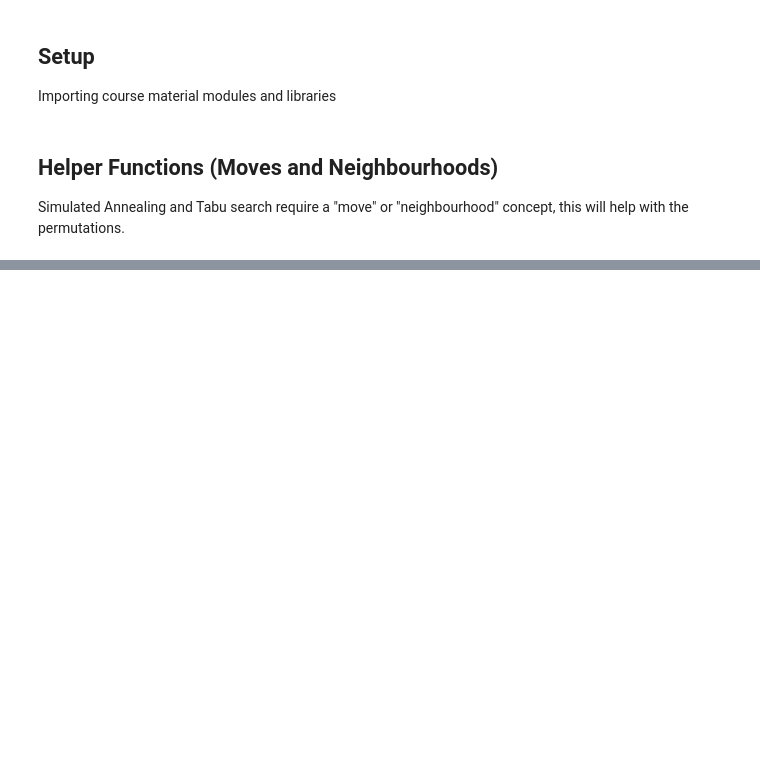
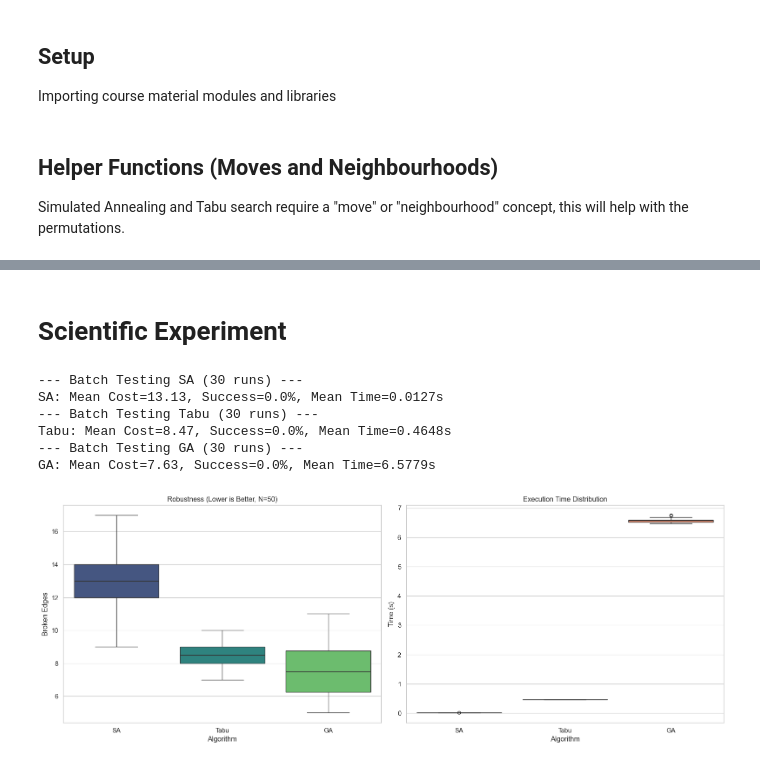
Before and after one commit to cmitsakopoulos/Delaplace_coursework, a Jupyter notebook: christos_mitsakopoulos.ipynb, the cells around one changed output, grey strips where cells are left out. Drawn from its saved outputs; the diff is of its cells as text; code cells hidden in the pictures; blank space fills up the shorter version.

```diff
--- a/christos_mitsakopoulos.ipynb
+++ b/christos_mitsakopoulos.ipynb
@@ -518,0 +303,76 @@ Note: If the Mean curve converges to the Best curve too early (gap closes), the
+# %% [markdown]
+# Scientific Experiment
+# %%
+# --- EXPERIMENTAL SUITE WITH TIMING ---
+
+def run_experiment_batch(algorithm_func, graph, n_trials=30, name="Algo"):
+    """Runs an algorithm N times and returns stats including time."""
+    print(f"--- Batch Testing {name} ({n_trials} runs) ---")
+    scores = []
+    times = []
+    successes = 0
+
+    for i in range(n_trials):
+        start_time = time.time()
+        # Run algorithm
+        _, final_cost, _ = algorithm_func(graph)
+        end_time = time.time()
+
+        duration = end_time - start_time
+        scores.append(final_cost)
+        times.append(duration)
+
+        if final_cost == 0:
+            successes += 1
+
+    success_rate = (successes / n_trials) * 100
+    mean_time = np.mean(times)
+    print(f"{name}: Mean Cost={np.mean(scores):.2f}, Success={success_rate:.1f}%, Mean Time={mean_time:.4f}s")
+
+    return scores, times, success_rate
+
+# 1. Setup Graph
+NUM_NODES = 50
+G_EXP = nx.erdos_renyi_graph(n=NUM_NODES, p=0.1, seed=42)
+
+# 2. Run Batches
+sa_scores, sa_times, _ = run_experiment_batch(
+    lambda g: run_simulated_annealing(g, max_steps=2000), G_EXP, name="SA")
+
+tabu_scores, tabu_times, _ = run_experiment_batch(
+    lambda g: run_tabu_search(g, max_steps=1500), G_EXP, name="Tabu")
+
+ga_scores, ga_times, _ = run_experiment_batch(
+    lambda g: run_genetic_algorithm(g, generations=1000), G_EXP, name="GA")
+
+# 3. Create DataFrame for Seaborn
+data = {
+    'Algorithm': ['SA']*30 + ['Tabu']*30 + ['GA']*30,
+    'Broken Edges': sa_scores + tabu_scores + ga_scores,
+    'Time (s)': sa_times + tabu_times + ga_times
+}
+df_exp = pd.DataFrame(data)
+
+# 4. Visualisation
+fig, axes = plt.subplots(1, 2, figsize=(16, 6))
+
+# Plot 1: Solution Quality (Boxplot) - Fixed warning by mapping x to hue
+sns.boxplot(data=df_exp, x='Algorithm', y='Broken Edges', hue='Algorithm',
+            legend=False, ax=axes[0], palette="viridis")
+axes[0].set_title(f'Robustness (Lower is Better, N={NUM_NODES})')
+
+# Plot 2: Execution Time (Boxplot) - Fixed warning by mapping x to hue
+sns.boxplot(data=df_exp, x='Algorithm', y='Time (s)', hue='Algorithm',
+            legend=False, ax=axes[1], palette="magma")
+axes[1].set_title('Execution Time Distribution')
+
+plt.tight_layout()
+plt.show()
+# %% [output]
+--- Batch Testing SA (30 runs) ---
+SA: Mean Cost=13.13, Success=0.0%, Mean Time=0.0127s
+--- Batch Testing Tabu (30 runs) ---
+Tabu: Mean Cost=8.47, Success=0.0%, Mean Time=0.4648s
+--- Batch Testing GA (30 runs) ---
+GA: Mean Cost=7.63, Success=0.0%, Mean Time=6.5779s
+[figure, added]
```
Also changed, not shown: parts of 20 cells of this notebook, 1 other file.
